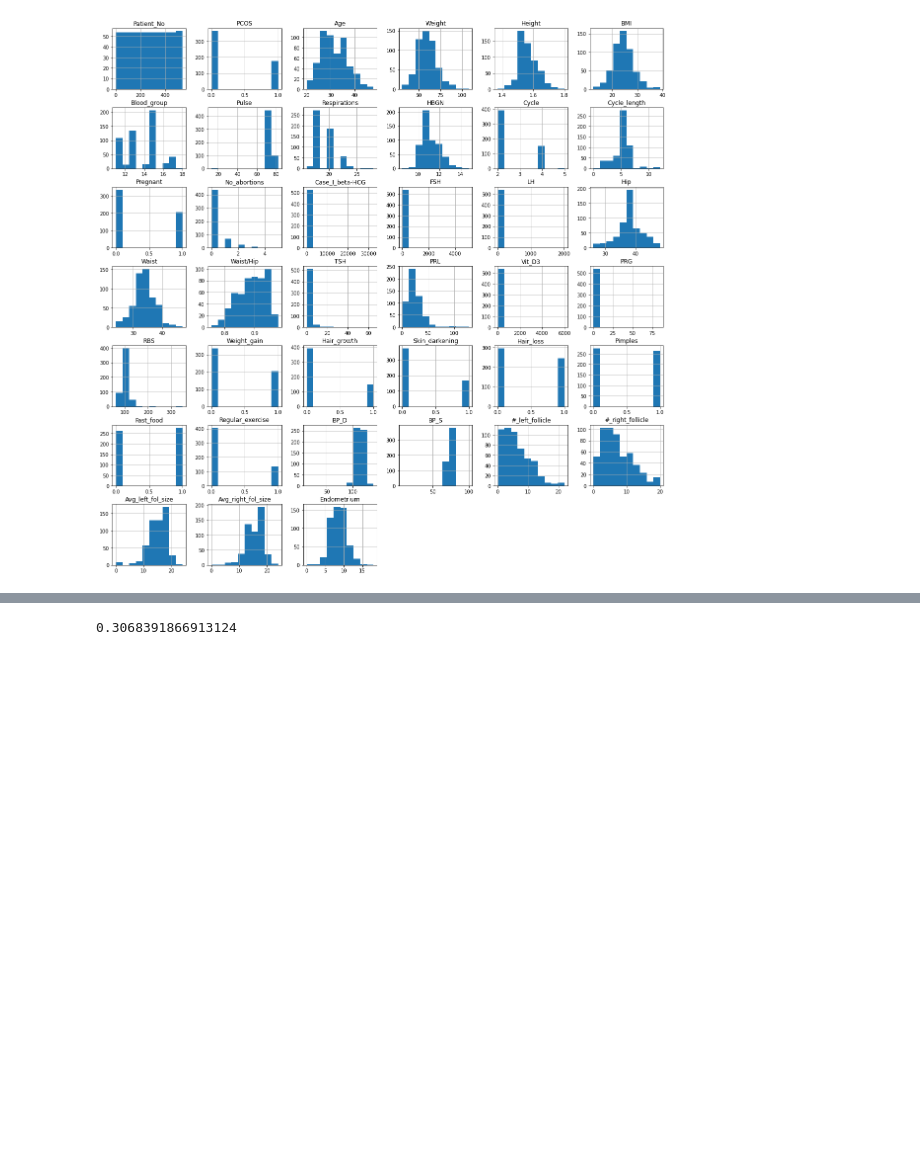
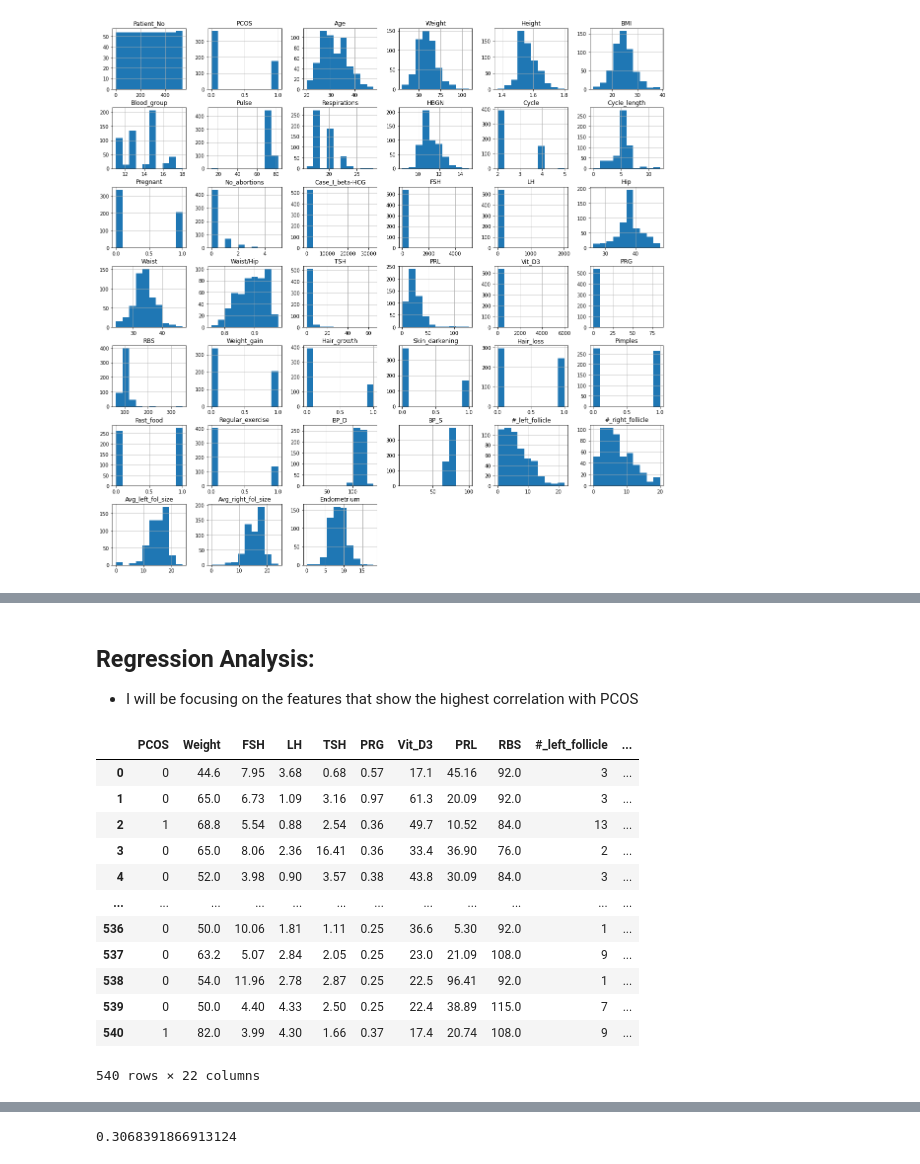
Before and after one commit to chenw-3/pcos-analysis, a Jupyter notebook: PCOS Analysis.ipynb, the cells around one changed output, grey strips where cells are left out. Cells and saved outputs as stored; diff of their text form; code cells hidden in the pictures; blank space fills up the shorter version.

```diff
--- a/PCOS Analysis.ipynb
+++ b/PCOS Analysis.ipynb
@@ -178,0 +221,21 @@ sb.pairplot(df, vars=['Endometrium', 'Weight', 'Hip'])
+# %% [markdown]
+## Regression Analysis:
+* I will be focusing on the features that show the highest correlation with PCOS
+# %%
+#add an intercept column
+df_group['intercept'] = 1
+df_group
+# %% [output]
+|  | PCOS | Weight | FSH | LH | TSH | PRG | Vit_D3 | PRL | RBS | #_left_follicle | ... |
+| 0 | 0 | 44.6 | 7.95 | 3.68 | 0.68 | 0.57 | 17.1 | 45.16 | 92.0 | 3 | ... |
+| 1 | 0 | 65.0 | 6.73 | 1.09 | 3.16 | 0.97 | 61.3 | 20.09 | 92.0 | 3 | ... |
+| 2 | 1 | 68.8 | 5.54 | 0.88 | 2.54 | 0.36 | 49.7 | 10.52 | 84.0 | 13 | ... |
+| 3 | 0 | 65.0 | 8.06 | 2.36 | 16.41 | 0.36 | 33.4 | 36.90 | 76.0 | 2 | ... |
+| 4 | 0 | 52.0 | 3.98 | 0.90 | 3.57 | 0.38 | 43.8 | 30.09 | 84.0 | 3 | ... |
+| ... | ... | ... | ... | ... | ... | ... | ... | ... | ... | ... | ... |
+| 536 | 0 | 50.0 | 10.06 | 1.81 | 1.11 | 0.25 | 36.6 | 5.30 | 92.0 | 1 | ... |
+| 537 | 0 | 63.2 | 5.07 | 2.84 | 2.05 | 0.25 | 23.0 | 21.09 | 108.0 | 9 | ... |
+| 538 | 0 | 54.0 | 11.96 | 2.78 | 2.87 | 0.25 | 22.5 | 96.41 | 92.0 | 1 | ... |
+| 539 | 0 | 50.0 | 4.40 | 4.33 | 2.50 | 0.25 | 22.4 | 38.89 | 115.0 | 7 | ... |
+| 540 | 1 | 82.0 | 3.99 | 4.30 | 1.66 | 0.37 | 17.4 | 20.74 | 108.0 | 9 | ... |
+540 rows × 22 columns
```
Also changed, not shown: parts of 17 cells of this notebook.
